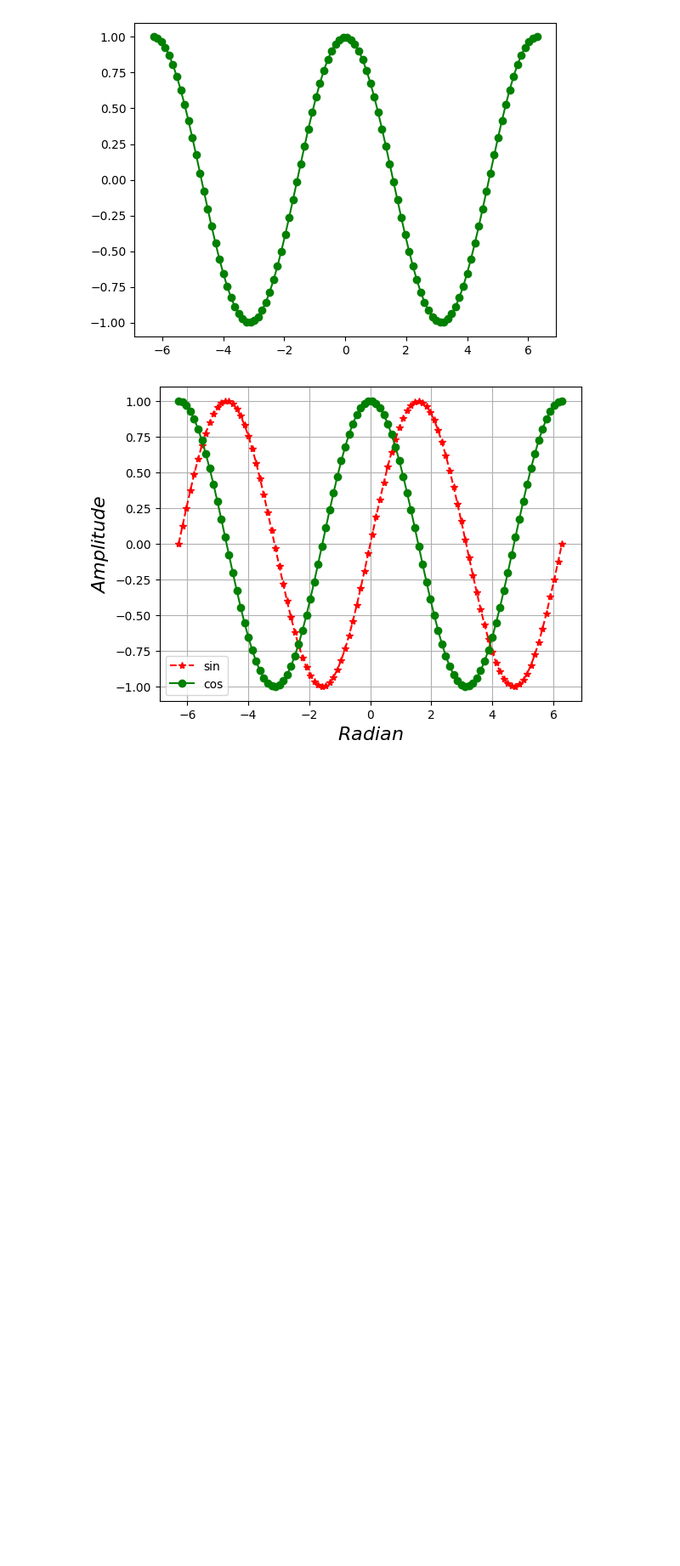
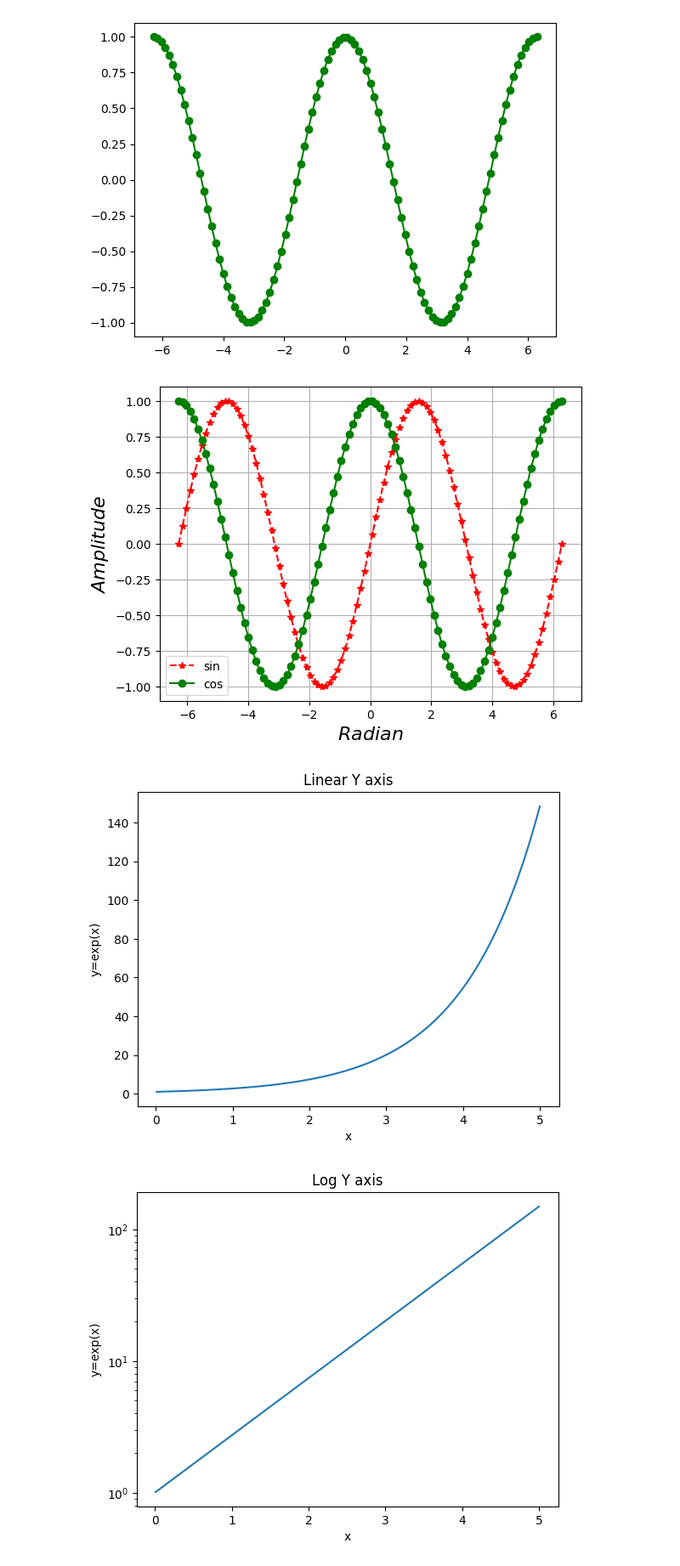
Before and after one commit to Agnes-Maiza/KCAGdsc, a Jupyter notebook: DataVizualization.ipynb, the cells around one changed output. Shown at 85% size. Saved outputs shown, nothing was run; the diff lists cells and outputs as text; code cells hidden in the pictures; blank space fills up the shorter version.

```diff
--- a/DataVizualization.ipynb
+++ b/DataVizualization.ipynb
@@ -189,3 +189,26 @@ plt.show()
 # %% [output]
 [figure]
 [figure]
+# %%
+#Types of plots
+#Semilog Plot
+# close all the figures, if open from previous commands
+plt.close('all')
+x=np.linspace(0.01, 5, 100)
+e=np.exp(x)
+#linear plot
+plt.plot(x,e)
+plt.xlabel("x")
+plt.ylabel("y=exp(x)")
+plt.title("Linear Y axis")
+#semilog plot
+#log(exp(x))=x therefore straight line will be displayed
+plt.figure()
+plt.semilogy(x,e) #semilogy: semilog y-axis
+plt.xlabel("x")
+plt.ylabel("y=exp(x)")
+plt.title("Log Y axis")
+plt.show() #display the plot
+# %% [output]
+[figure, added]
+[figure, added]
```
Also changed, not shown: parts of 9 cells of this notebook.
